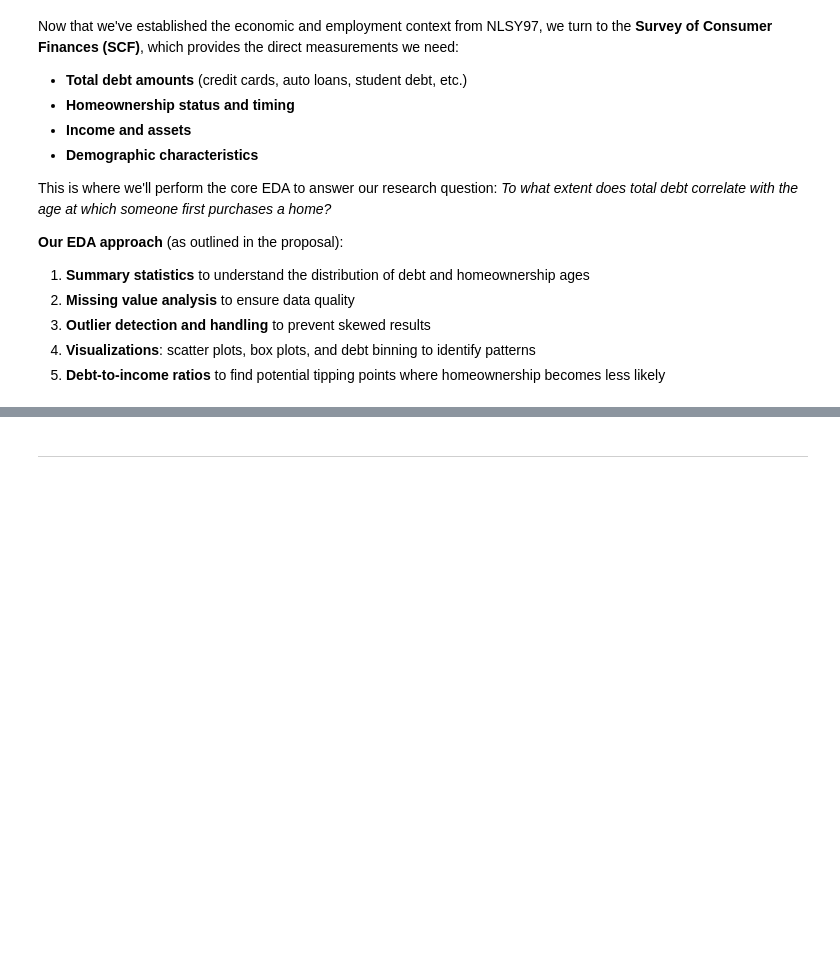
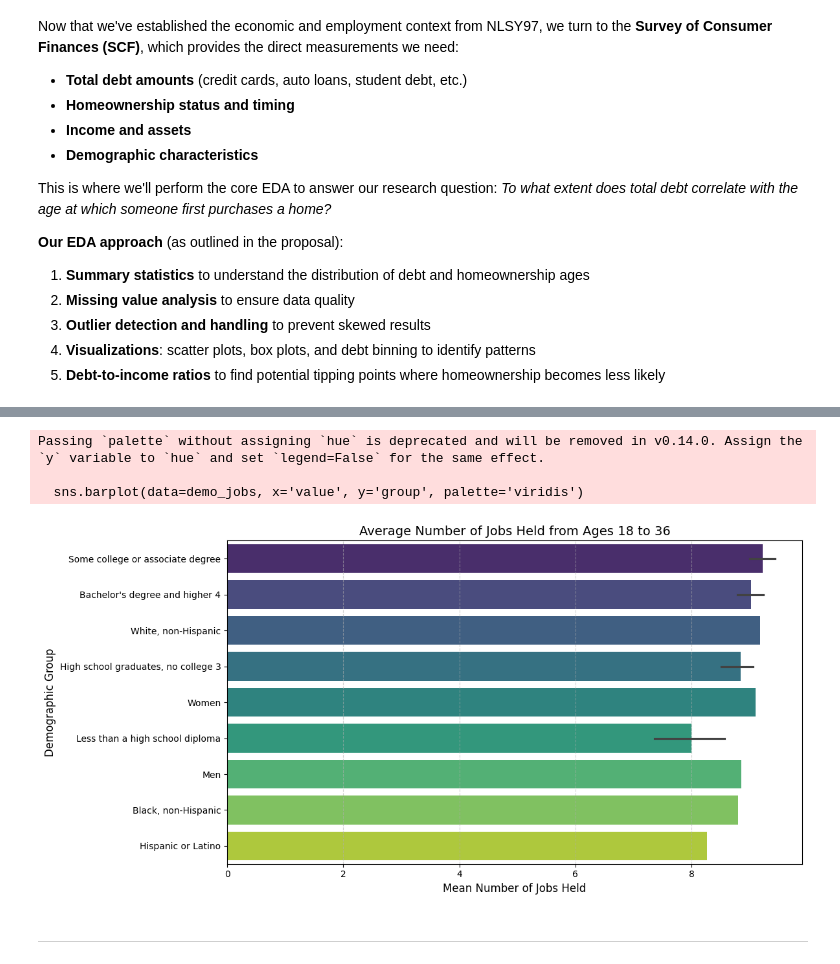
Before and after one commit to RaghavDewangan/Math189FinalProject, a Jupyter notebook: final.ipynb, the cells around one changed output, grey strips where cells are left out. Drawn from its saved outputs; the diff is of its cells as text; code cells hidden in the pictures; blank space fills up the shorter version.

```diff
--- a/final.ipynb
+++ b/final.ipynb
@@ -399,3 +517,29 @@ This is where we'll perform the core EDA to answer our research question: *To wh
+# %%
+# We use your 'nls_tables_long' dictionary created in your earlier cells
+jobs_df = nls_tables_long['jobs'].copy()
+
+# Filter out the "Total" rows to see demographic differences
+# and focus on the 'Total 2' measure (which typically represents the full cohort)
+demo_jobs = jobs_df[
+    (~jobs_df['group'].str.contains('Total', case=False)) &
+    (jobs_df['measure'] == 'Total 2')
+].sort_values('value', ascending=False)
+
+plt.figure(figsize=(12, 6))
+sns.barplot(data=demo_jobs, x='value', y='group', palette='viridis')
+
+plt.title('Average Number of Jobs Held from Ages 18 to 36', fontsize=14)
+plt.xlabel('Mean Number of Jobs Held', fontsize=12)
+plt.ylabel('Demographic Group', fontsize=12)
+plt.grid(axis='x', linestyle='--', alpha=0.6)
+
+plt.tight_layout()
+plt.show()
+# %% [output]
+Passing `palette` without assigning `hue` is deprecated and will be removed in v0.14.0. Assign the `y` variable to `hue` and set `legend=False` for the same effect.
+
+  sns.barplot(data=demo_jobs, x='value', y='group', palette='viridis')
+[figure, added]
 # %% [markdown]
 ---
 # %% [markdown]
```
Also changed, not shown: parts of 8 cells of this notebook.
